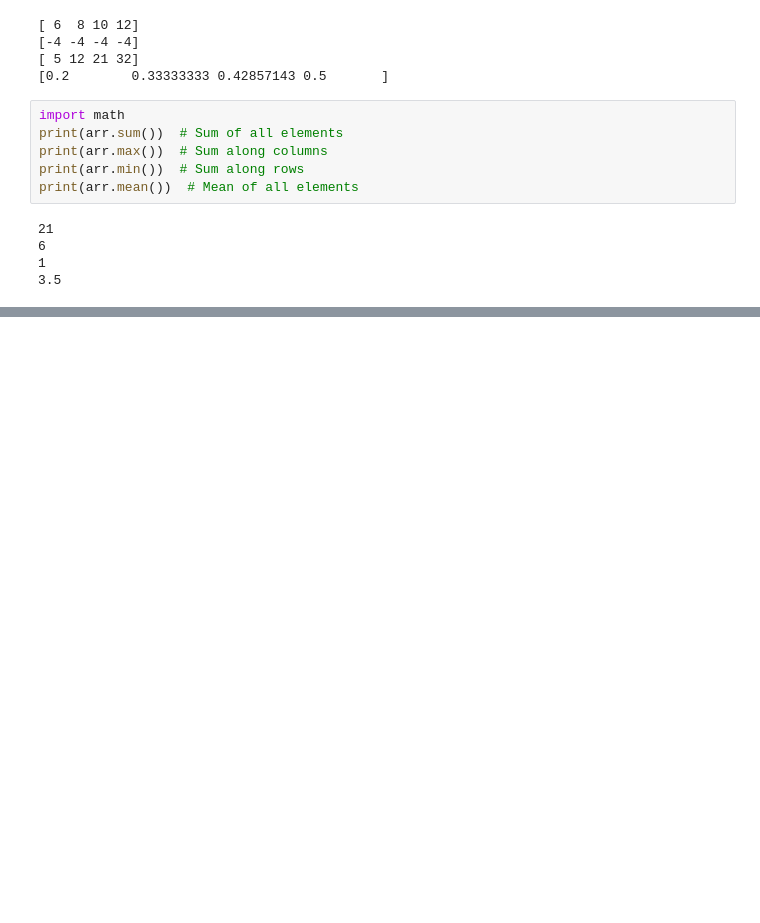
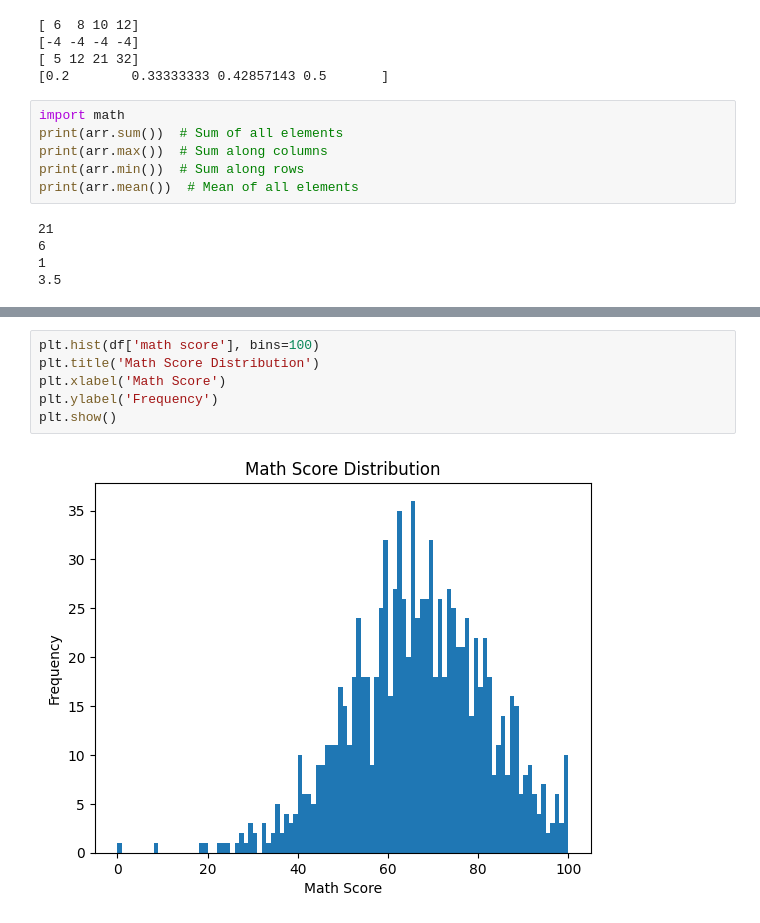
Before and after one commit to kamam1234/Python, a Jupyter notebook: GCF/4.ipynb, the cells around one changed output, grey strips where cells are left out. Cells and saved outputs as stored; diff of their text form; blank space fills up the shorter version.

```diff
--- a/GCF/4.ipynb
+++ b/GCF/4.ipynb
@@ -100,0 +277,8 @@ print(arr.mean())  # Mean of all elements
+# %%
+plt.hist(df['math score'], bins=100)
+plt.title('Math Score Distribution')
+plt.xlabel('Math Score')
+plt.ylabel('Frequency')
+plt.show()
+# %% [output]
+[figure, added]
```
Also changed, not shown: parts of 17 cells of this notebook.
